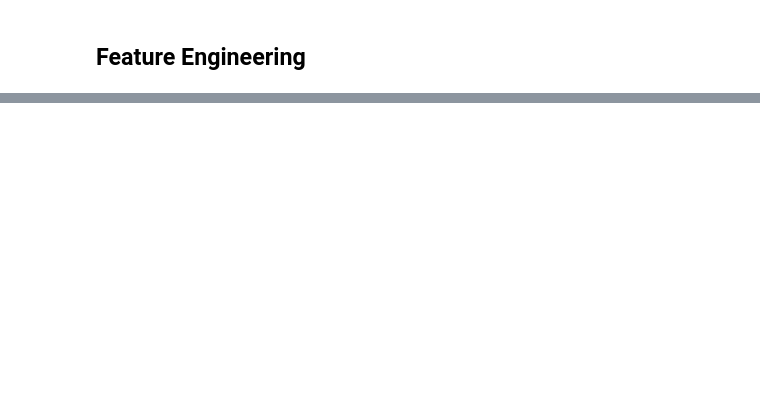
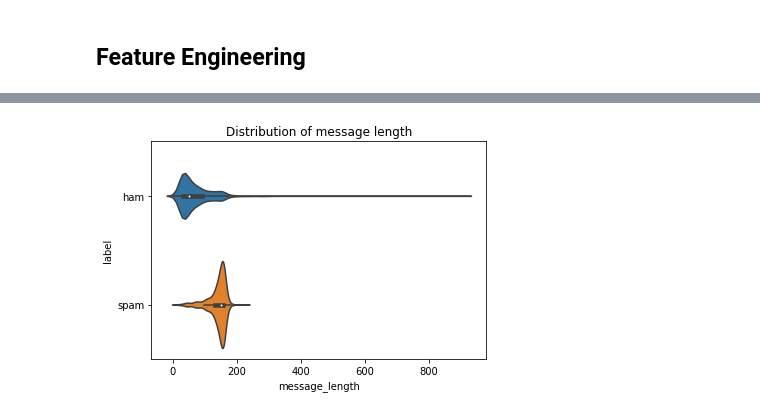
Before and after one commit to PanPapag/SMS-Spam-Detection-System, a Jupyter notebook: sms_spam_detection.ipynb, the cells around one changed output, grey strips where cells are left out. Cells and saved outputs as stored; diff of their text form; code cells hidden in the pictures; blank space fills up the shorter version.

```diff
--- a/sms_spam_detection.ipynb
+++ b/sms_spam_detection.ipynb
@@ -344,0 +369,3 @@ df.head()
+# %%
+df['message_length'] = df.message.apply(lambda row : len(row))
+df.head()
@@ -344,0 +379,6 @@ df.head()
+# %%
+sns.violinplot(df['message_length'], df['label'])
+plt.title('Distribution of message length')
+plt.show()
+# %% [output]
+[figure, added]
```
Also changed, not shown: parts of 42 cells of this notebook.
